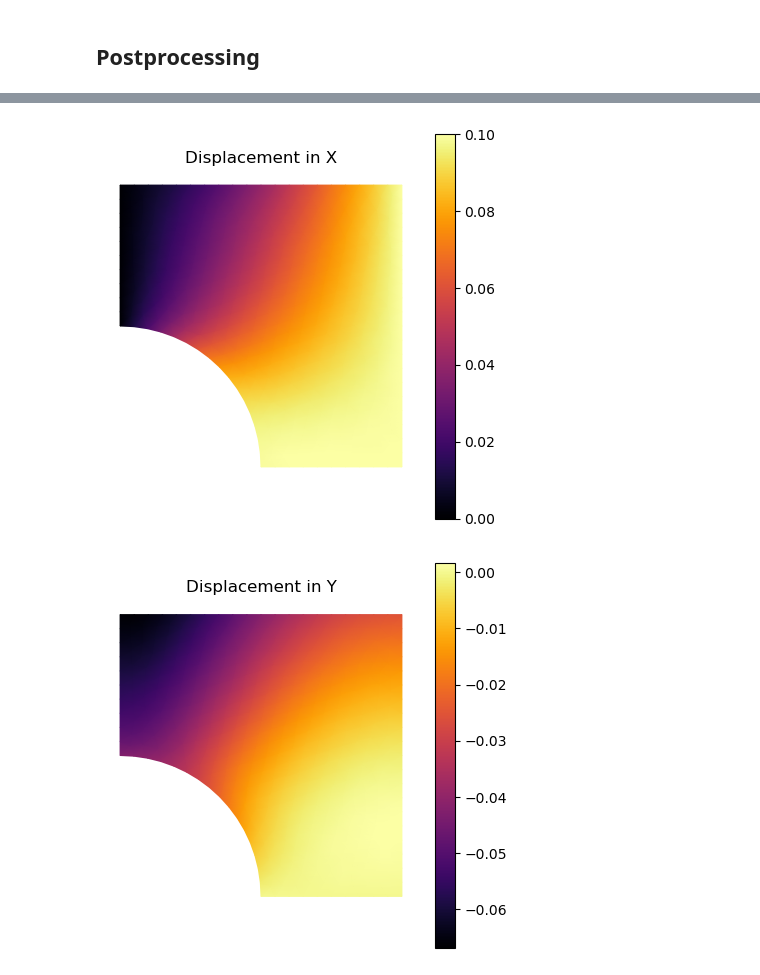
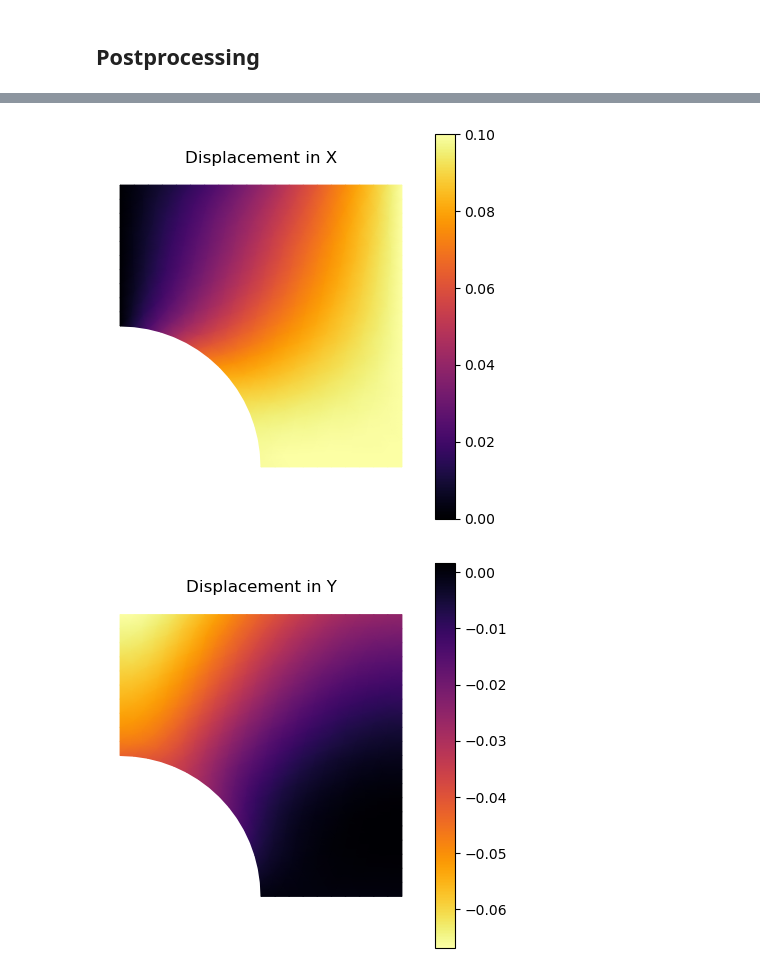
Before and after one commit to meyer-nils/numerical_examples, a Jupyter notebook: plate_hole_2d/scikit_fem.ipynb, the cells around one changed output, grey strips where cells are left out. Saved outputs shown, nothing was run; the diff lists cells and outputs as text; code cells hidden in the pictures.

```diff
--- a/plate_hole_2d/scikit_fem.ipynb
+++ b/plate_hole_2d/scikit_fem.ipynb
@@ -122,32 +122,32 @@ sgb = basis.with_element(fem.ElementVector(element))
 ui = basis.interpolate(u)
 s = sgb.project(sigma(sym_grad(ui)))
 
 
 # Plot results
 p = plot(mesh, s[sgb.nodal_dofs[0]], shading='gouraud', colorbar=True, cmap="viridis", figsize=(5,5))
 p.set_title("Stress xx in MPa");
 p = plot(mesh, s[sgb.nodal_dofs[1]], shading='gouraud', colorbar=True, cmap="viridis", figsize=(5,5))
 p.set_title("Stress xy in MPa");
 p = plot(mesh, s[sgb.nodal_dofs[3]], shading='gouraud', colorbar=True, cmap="viridis", figsize=(5,5))
 p.set_title("Stress yy in MPa");
 p = plot(mesh, u[basis.nodal_dofs[0]], shading='gouraud', colorbar=True, cmap="inferno", figsize=(5,5))
 p.set_title("Displacement in X");
-p = plot(mesh, u[basis.nodal_dofs[1]], shading='gouraud', colorbar=True, cmap="inferno", figsize=(5,5))
+p = plot(mesh, u[basis.nodal_dofs[1]], shading='gouraud', colorbar=True, cmap="inferno_r", figsize=(5,5))
 p.set_title("Displacement in Y");
 
 
 
 # x = basis.doflocs[0]
 # y = basis.doflocs[1]
 # input = np.vstack([x[basis.nodal_dofs[0]], y[basis.nodal_dofs[0]]])
 # with open("input.npy", "wb") as file:
 #     np.save(file, input)
 # output = np.vstack([u[basis.nodal_dofs[0]], u[basis.nodal_dofs[1]]])
 # with open("output.npy", "wb") as file:
 #     np.save(file, output)
 # %% [output]
 [figure]
 [figure]
 [figure]
 [figure]
-[figure, old version]
+[figure, new version]
```
